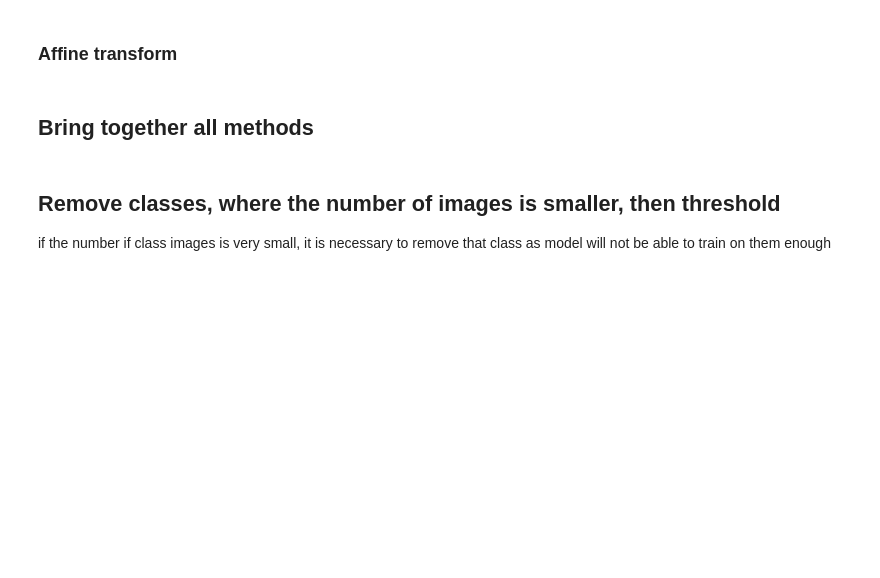
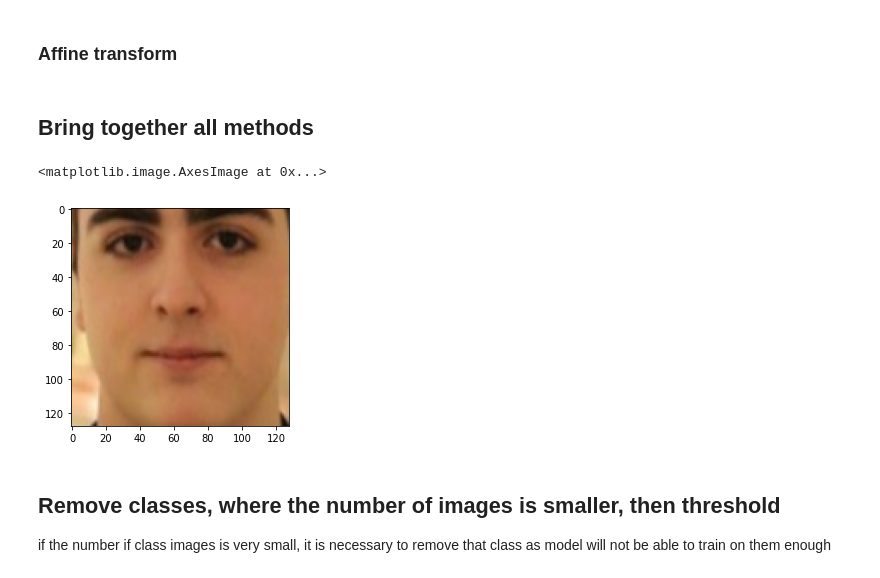
Before and after one commit to dkagramanyan/siamese_net, a Jupyter notebook: 01 - image_preprocess.ipynb, the cells around one changed output. Cells and saved outputs as stored; diff of their text form; code cells hidden in the pictures; blank space fills up the shorter version.

Commit message:
crop fix

```diff
--- a/01 - image_preprocess.ipynb
+++ b/01 - image_preprocess.ipynb
@@ -168 +188,12 @@ im = Image.fromarray(wrapped.astype(np.uint8))
+# %%
+face_template_path = 'preprocess weights/face_template.npy'
+dlib_predictor_path = "preprocess weights/shape_predictor_68_face_landmarks.dat"
+
+transformer = Transformer(face_template_path,dlib_predictor_path)
+img = io.imread('display images/me.jpg')
+res = transformer.crop_face(img,size=(128,128))
+plt.imshow(res)
+# %% [output]
+<matplotlib.image.AxesImage at 0x...>
+[figure, added]
 # %%
```
Also changed, not shown: parts of 18 cells of this notebook, 1 other file.
